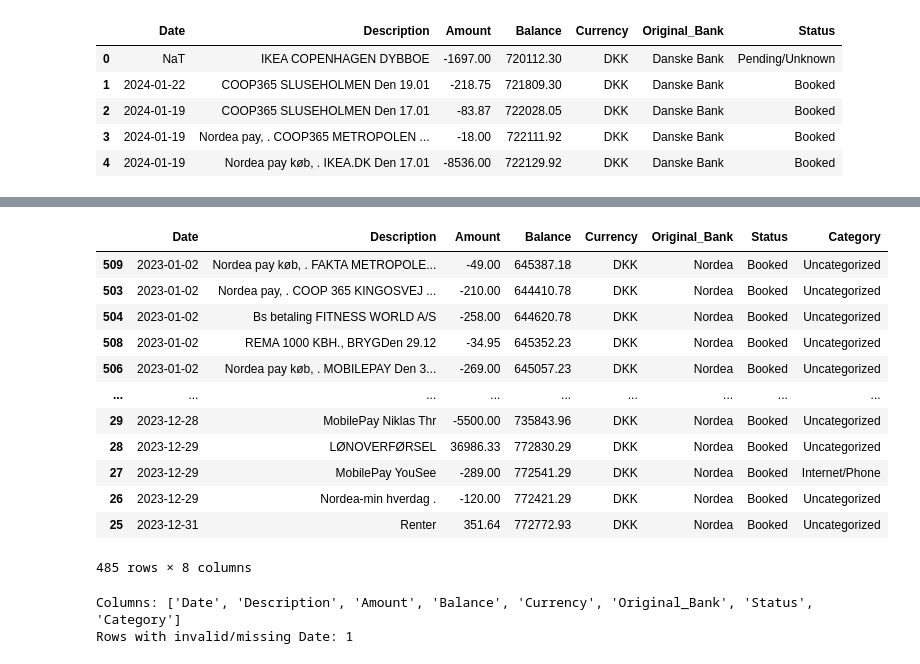
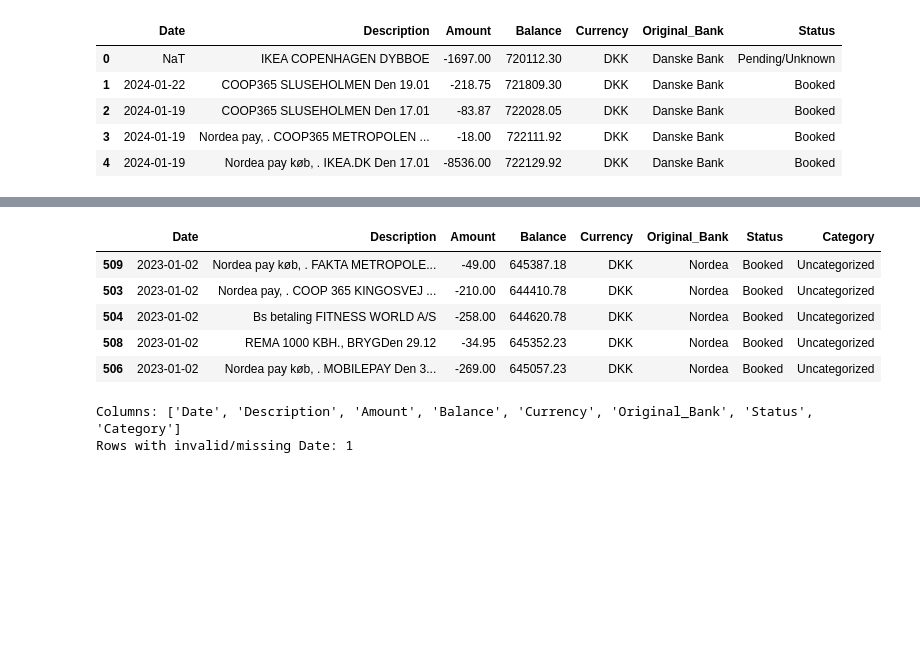
Before and after one commit to alvaroggdesande/financial-planner, a Jupyter notebook: test_nb/test_transactions.ipynb, the cells around one changed output, grey strips where cells are left out. Cells and saved outputs as stored; diff of their text form; code cells hidden in the pictures; blank space fills up the shorter version.

```diff
--- a/test_nb/test_transactions.ipynb
+++ b/test_nb/test_transactions.ipynb
@@ -114,24 +93,17 @@ df_all
 # %%
 start_date = '2023-01-01'
 end_date = '2024-01-01'
 
 df_all[(df_all['Date']>=start_date)&
        (df_all['Date']<end_date)]\
-       .sort_values('Date')
+       .sort_values('Date').head()
 # %% [output]
 |  | Date | Description | Amount | Balance | Currency | Original_Bank | Status | Category |
 | 509 | 2023-01-02 | Nordea pay køb, . FAKTA METROPOLE... | -49.00 | 645387.18 | DKK | Nordea | Booked | Uncategorized |
 | 503 | 2023-01-02 | Nordea pay, . COOP 365 KINGOSVEJ ... | -210.00 | 644410.78 | DKK | Nordea | Booked | Uncategorized |
 | 504 | 2023-01-02 | Bs betaling FITNESS WORLD A/S | -258.00 | 644620.78 | DKK | Nordea | Booked | Uncategorized |
 | 508 | 2023-01-02 | REMA 1000 KBH., BRYGDen 29.12 | -34.95 | 645352.23 | DKK | Nordea | Booked | Uncategorized |
 | 506 | 2023-01-02 | Nordea pay køb, . MOBILEPAY Den 3... | -269.00 | 645057.23 | DKK | Nordea | Booked | Uncategorized |
-| ... | ... | ... | ... | ... | ... | ... | ... | ... |
-| 29 | 2023-12-28 | MobilePay Niklas Thr | -5500.00 | 735843.96 | DKK | Nordea | Booked | Uncategorized |
-| 28 | 2023-12-29 | LØNOVERFØRSEL | 36986.33 | 772830.29 | DKK | Nordea | Booked | Uncategorized |
-| 27 | 2023-12-29 | MobilePay YouSee | -289.00 | 772541.29 | DKK | Nordea | Booked | Internet/Phone |
-| 26 | 2023-12-29 | Nordea-min hverdag . | -120.00 | 772421.29 | DKK | Nordea | Booked | Uncategorized |
-| 25 | 2023-12-31 | Renter | 351.64 | 772772.93 | DKK | Nordea | Booked | Uncategorized |
-485 rows × 8 columns
 # %%
 df_all['Category']
 # %%
```
Also changed, not shown: parts of 3 cells of this notebook, 1 other file.
